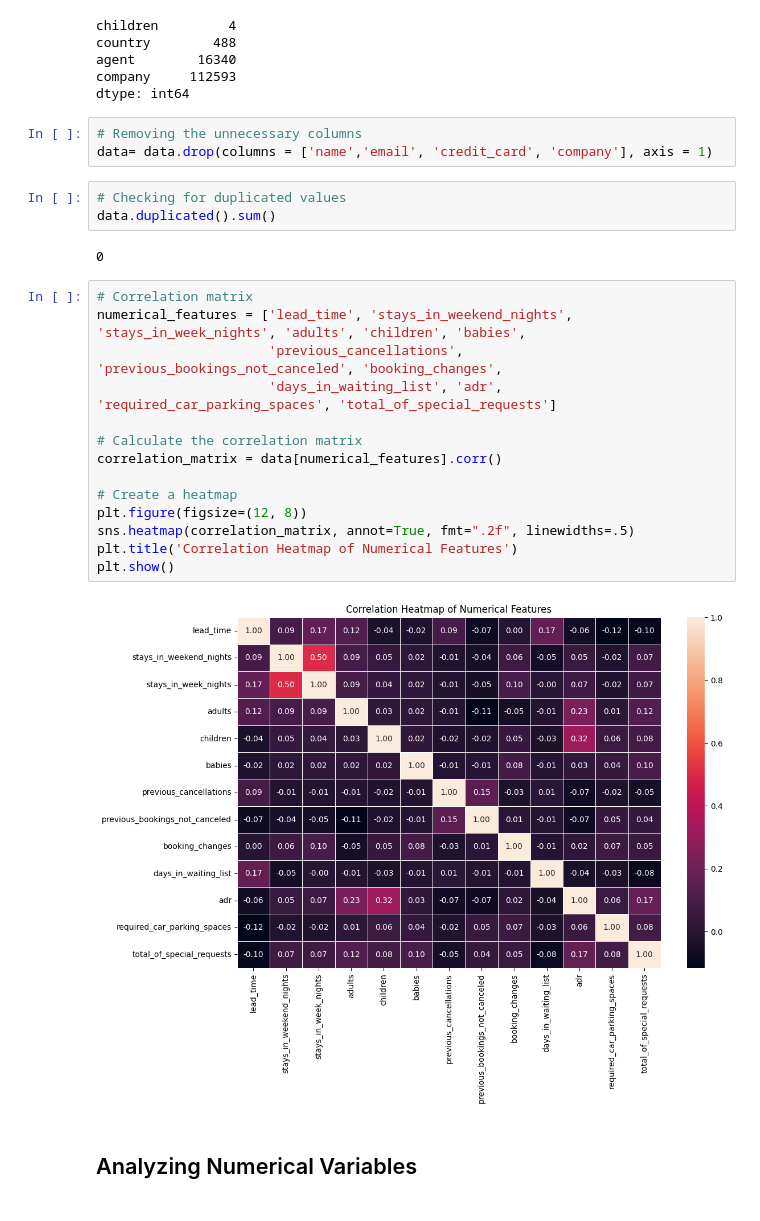
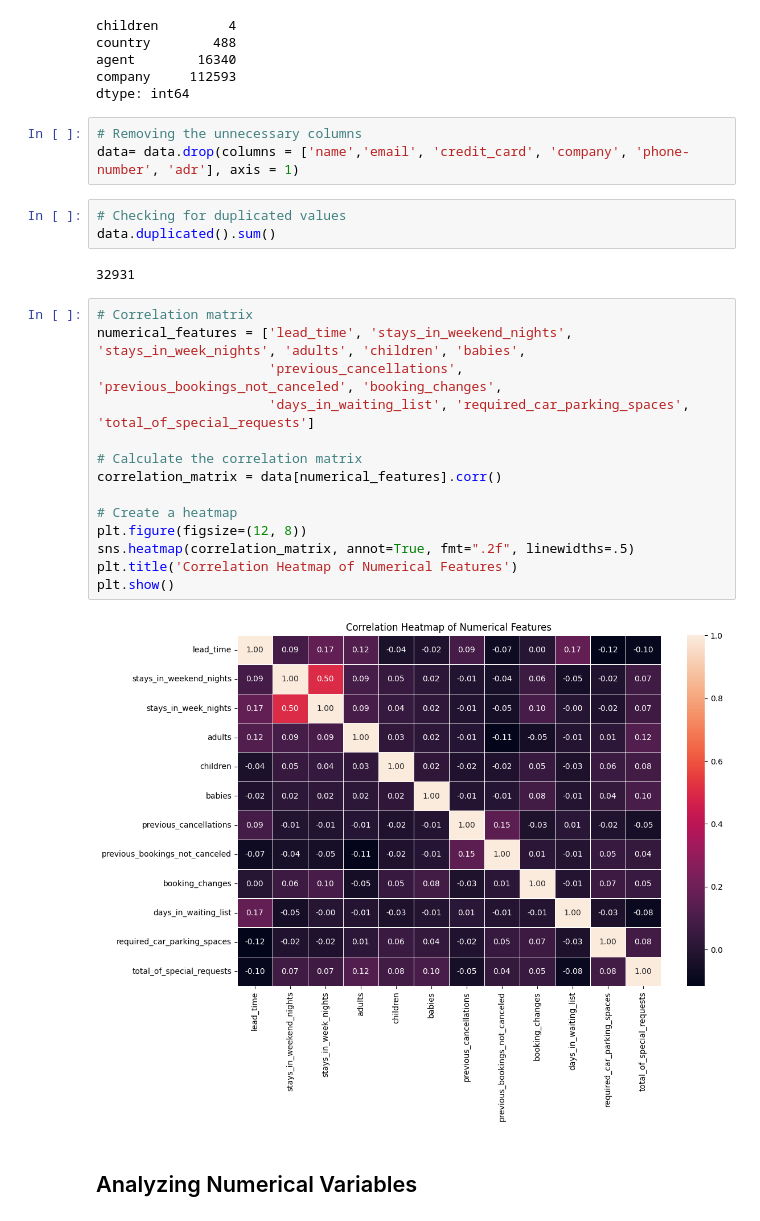
Before and after one commit to DiwasPathak/Hotel-Booking-Cancellation, a Jupyter notebook: notebooks/EDA.ipynb, the cells around one changed output. Drawn from its saved outputs; the diff is of its cells as text.

```diff
--- a/notebooks/EDA.ipynb
+++ b/notebooks/EDA.ipynb
@@ -68,28 +68,28 @@ company     112593
 dtype: int64
 # %%
 # Removing the unnecessary columns
-data= data.drop(columns = ['name','email', 'credit_card', 'company'], axis = 1)
+data= data.drop(columns = ['name','email', 'credit_card', 'company', 'phone-number', 'adr'], axis = 1)
 # %%
 # Checking for duplicated values
 data.duplicated().sum()
 # %% [output]
-0
+32931
 # %%
 # Correlation matrix
 numerical_features = ['lead_time', 'stays_in_weekend_nights', 'stays_in_week_nights', 'adults', 'children', 'babies',
                       'previous_cancellations', 'previous_bookings_not_canceled', 'booking_changes',
-                      'days_in_waiting_list', 'adr', 'required_car_parking_spaces', 'total_of_special_requests']
+                      'days_in_waiting_list', 'required_car_parking_spaces', 'total_of_special_requests']
 
 # Calculate the correlation matrix
 correlation_matrix = data[numerical_features].corr()
 
 # Create a heatmap
 plt.figure(figsize=(12, 8))
 sns.heatmap(correlation_matrix, annot=True, fmt=".2f", linewidths=.5)
 plt.title('Correlation Heatmap of Numerical Features')
 plt.show()
 # %% [output]
-[figure, old version]
+[figure, new version]
 # %% [markdown]
 ## Analyzing Numerical Variables
 # %%
```
Also changed, not shown: parts of 41 cells of this notebook, 37 other files.
